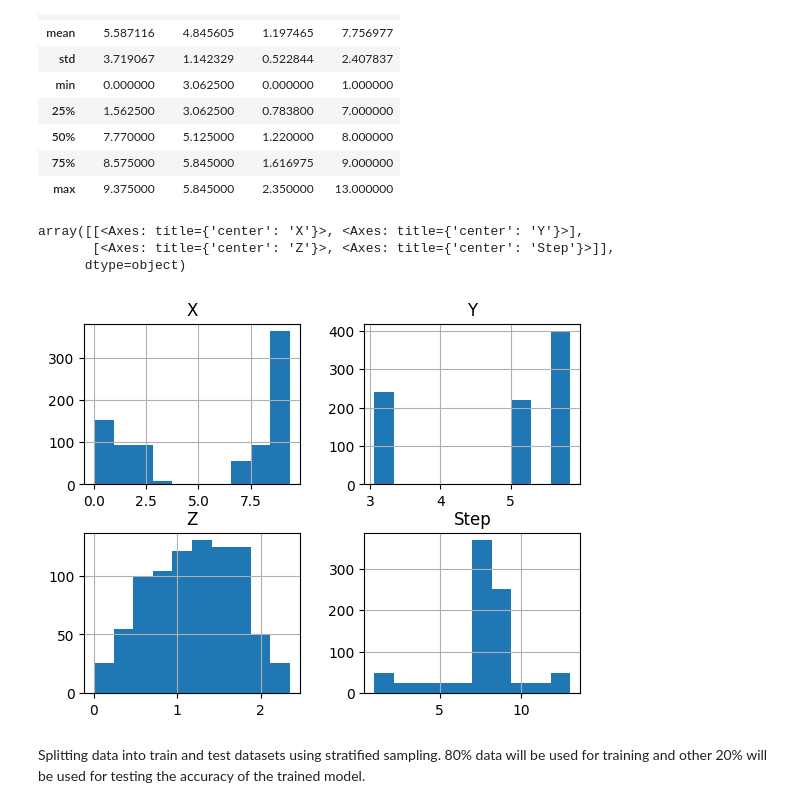
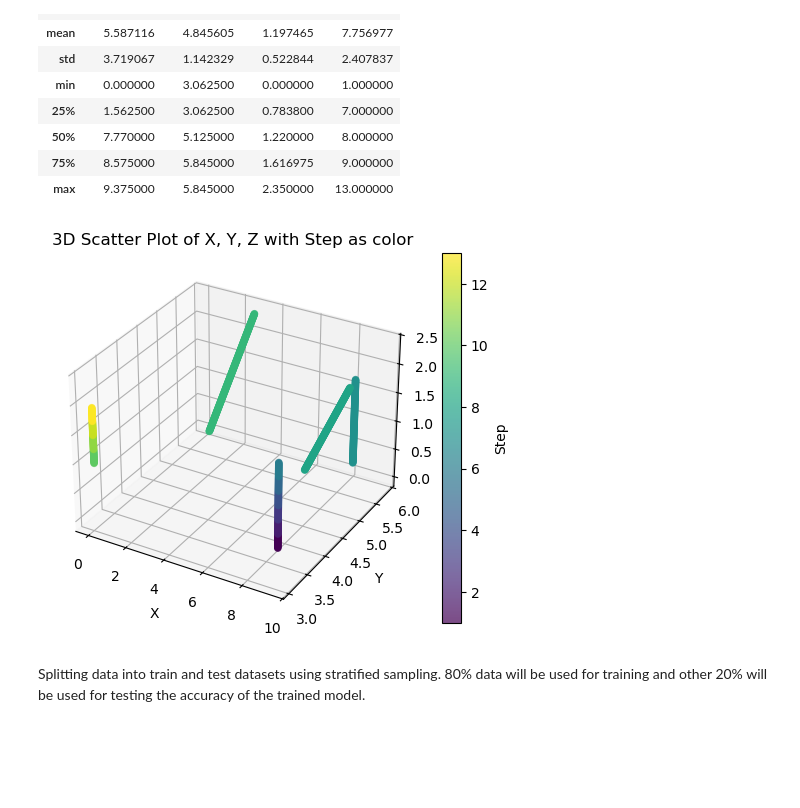
Before and after one commit to revachaudhary/AER850_Project-1, a Jupyter notebook: Project 1_AER850.ipynb, the cells around one changed output. Saved outputs shown, nothing was run; the diff lists cells and outputs as text; code cells hidden in the pictures; blank space fills up the shorter version.

```diff
--- a/Project 1_AER850.ipynb
+++ b/Project 1_AER850.ipynb
@@ -7,7 +10,7 @@ import matplotlib.pyplot as plt
 import seaborn as sb
 
 #import Data
-df = pd.read_csv('/Project_1_Data.csv')
+df = pd.read_csv('Project_1_Data.csv')
 
 df.head()
 # %% [output]
@@ -49,13 +49,29 @@ df.describe()
 | 75% | 8.575000 | 5.845000 | 1.616975 | 9.000000 |
 | max | 9.375000 | 5.845000 | 2.350000 | 13.000000 |
 # %%
-#Visualize whats in the data
-df.hist()
+import matplotlib.pyplot as plt
+from mpl_toolkits.mplot3d import Axes3D
+
+# Create a figure for 3D plotting
+fig = plt.figure()
+ax = fig.add_subplot(111, projection='3d')
+
+# Scatter plot with X, Y, Z and color based on Step
+sc = ax.scatter(df['X'], df['Y'], df['Z'], c=df['Step'], cmap='viridis', alpha=0.7)
+
+# Add a color bar to represent the 'Step' values
+plt.colorbar(sc, label='Step')
+
+# Add labels and title
+ax.set_xlabel('X')
+ax.set_ylabel('Y')
+ax.set_zlabel('Z')
+plt.title('3D Scatter Plot of X, Y, Z with Step as color')
+
+# Show plot
+plt.show()
 # %% [output]
-array([[<Axes: title={'center': 'X'}>, <Axes: title={'center': 'Y'}>],
-       [<Axes: title={'center': 'Z'}>, <Axes: title={'center': 'Step'}>]],
-      dtype=object)
-[figure, old version]
+[figure, new version]
 # %% [markdown]
 Splitting data into train and test datasets using stratified sampling. 80% data will be used for training and other 20% will be used for testing the accuracy of the trained model.
 # %%
```
Also changed, not shown: parts of 2 cells of this notebook.
